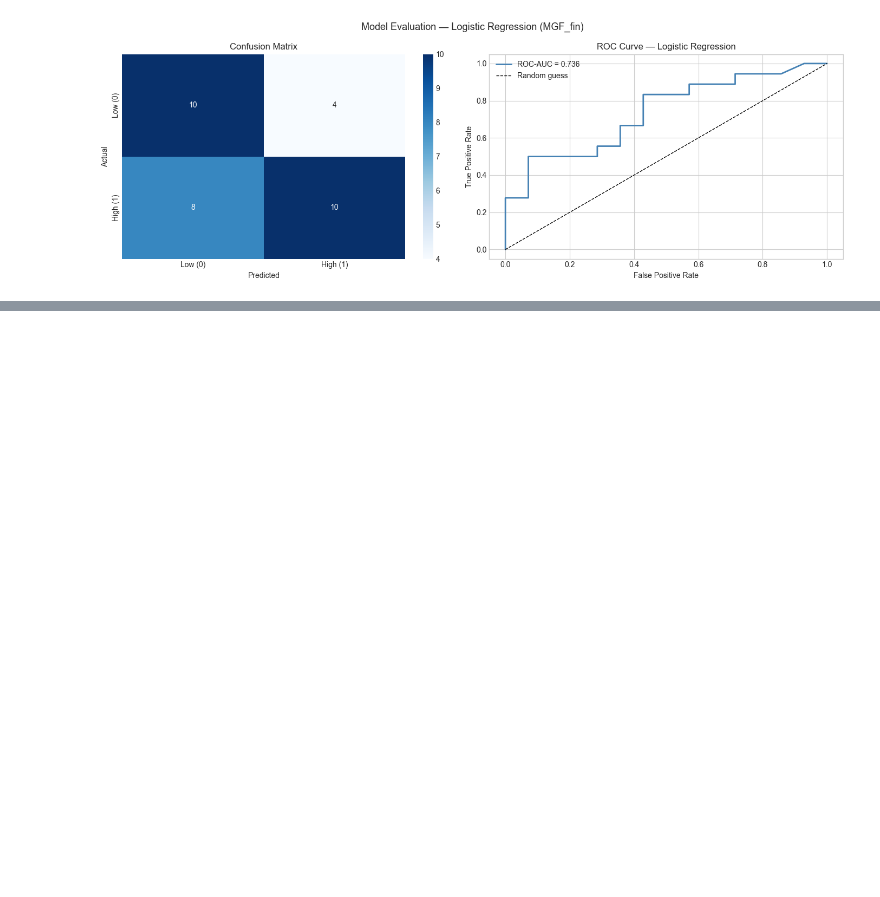
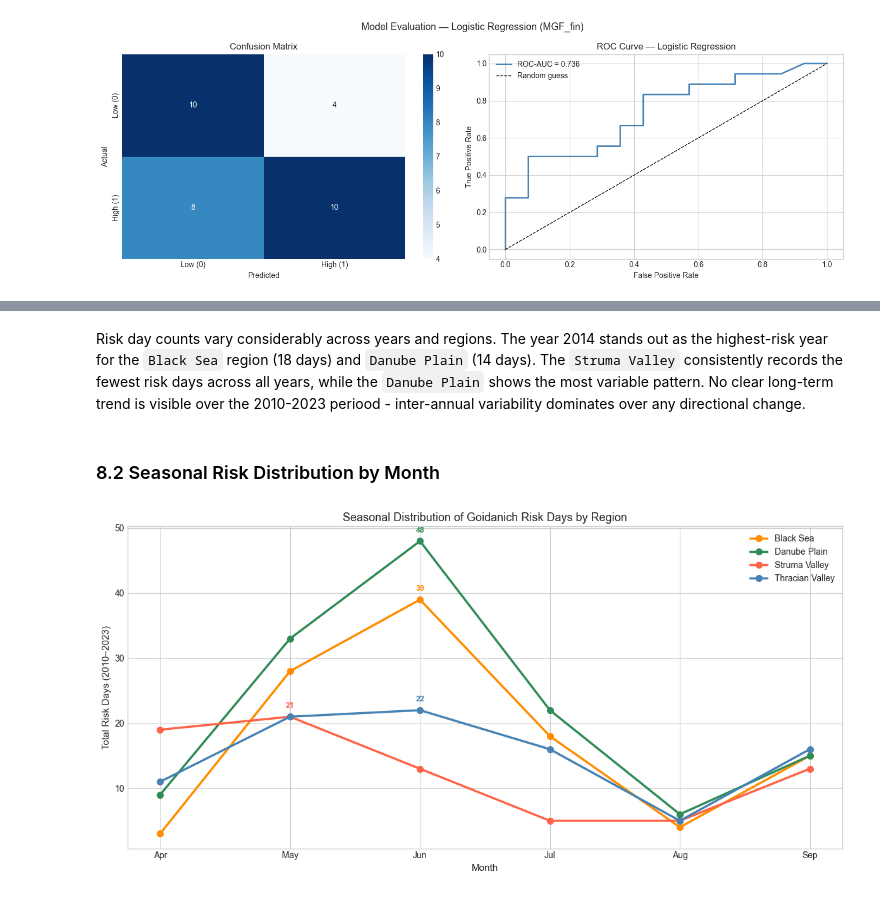
Before and after one commit to PappoIvanov/plasmopara-viticola, a Jupyter notebook: notebooks/grapevine_downy_mildew_analysis.ipynb, the cells around one changed output, grey strips where cells are left out. Drawn from its saved outputs; the diff is of its cells as text; code cells hidden in the pictures; blank space fills up the shorter version.

```diff
--- a/notebooks/grapevine_downy_mildew_analysis.ipynb
+++ b/notebooks/grapevine_downy_mildew_analysis.ipynb
@@ -826,0 +871,18 @@ The ROC curve lies consistently above the diagonal (random guess baseline), conf
+# %%
+bg_all = pd.concat(dfs.values(), ignore_index=True)
+bg_all['year'] = bg_all['date'].dt.year
+bg_all['month'] = bg_all['date'].dt.month
+
+# Goidanich Risk Index
+bg_all['goidanich_risk'] = (
+    (bg_all['temp_mean'] >= 11) &
+    (bg_all['precip'] >= 10)
+).astype(int)
+
+# Growing season only (April-September)
+bg_season = bg_all[bg_all['month'].between(4, 9)].copy()
+
+print(f"Total daily records: {len(bg_all)}")
+print(f"Growing season records: {len(bg_season)}")
+print(f"\nRisk days by region:")
+print(bg_season.groupby('region')['goidanich_risk'].sum().sort_values(ascending=False))
@@ -826,0 +936,33 @@ The ROC curve lies consistently above the diagonal (random guess baseline), conf
+# %% [markdown]
+Risk day counts vary considerably across years and regions. The year 2014 stands out as the highest-risk year for the `Black Sea` region (18 days) and `Danube Plain` (14 days). The `Struma Valley` consistently records the fewest risk days across all years, while the `Danube Plain` shows the most variable pattern. No clear long-term trend is visible over the 2010-2023 periood - inter-annual variability dominates over any directional change.
+# %% [markdown]
+### 8.2 Seasonal Risk Distribution by Month
+# %%
+risk_by_month = bg_season.groupby(['region', 'month'])['goidanich_risk'].sum().reset_index()
+
+fig, ax = plt.subplots(figsize=(12, 6))
+
+month_names = ['Apr', 'May', 'Jun', 'Jul', 'Aug', 'Sep']
+
+for region, group in risk_by_month.groupby('region'):
+    ax.plot(group['month'], group['goidanich_risk'],
+            marker='o', linewidth=2.5, markersize=7,
+            label=region, color=colors[region])
+
+    peak = group.loc[group['goidanich_risk'].idxmax()]
+    ax.annotate(f"{int(peak['goidanich_risk'])}",
+                xy=(peak['month'], peak['goidanich_risk']),
+                xytext=(0, 10), textcoords='offset points',
+                ha='center', fontsize=9, color=colors[region], fontweight='bold')
+
+ax.set_xlabel('Month', fontsize=11)
+ax.set_ylabel('Total Risk Days (2010–2023)', fontsize=11)
+ax.set_title('Seasonal Distribution of Goidanich Risk Days by Region', fontsize=13)
+ax.set_xticks(range(4, 10))
+ax.set_xticklabels(month_names)
+ax.legend()
+
+plt.tight_layout()
+plt.show()
+# %% [output]
+[figure, added]
```
Also changed, not shown: parts of 10 cells of this notebook.
